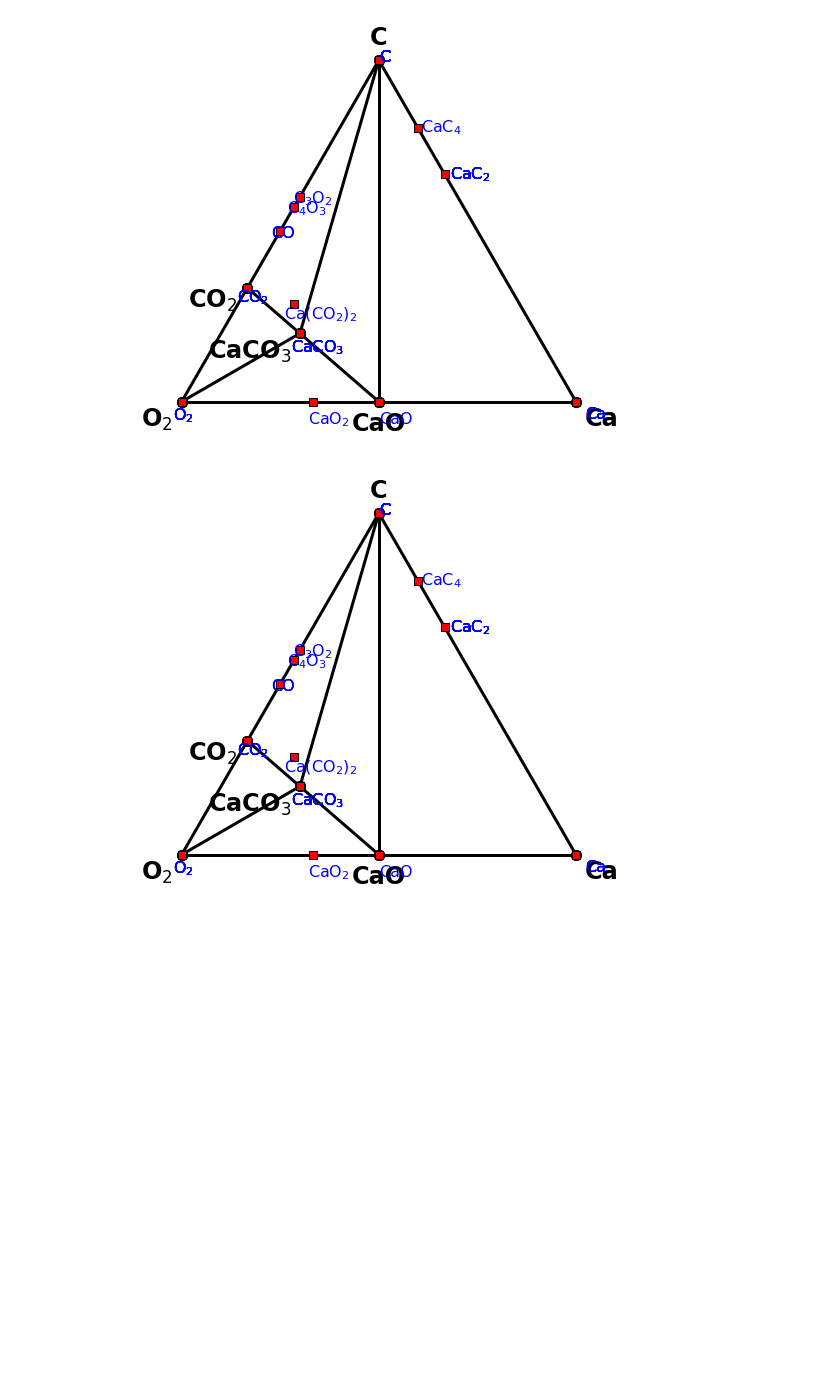
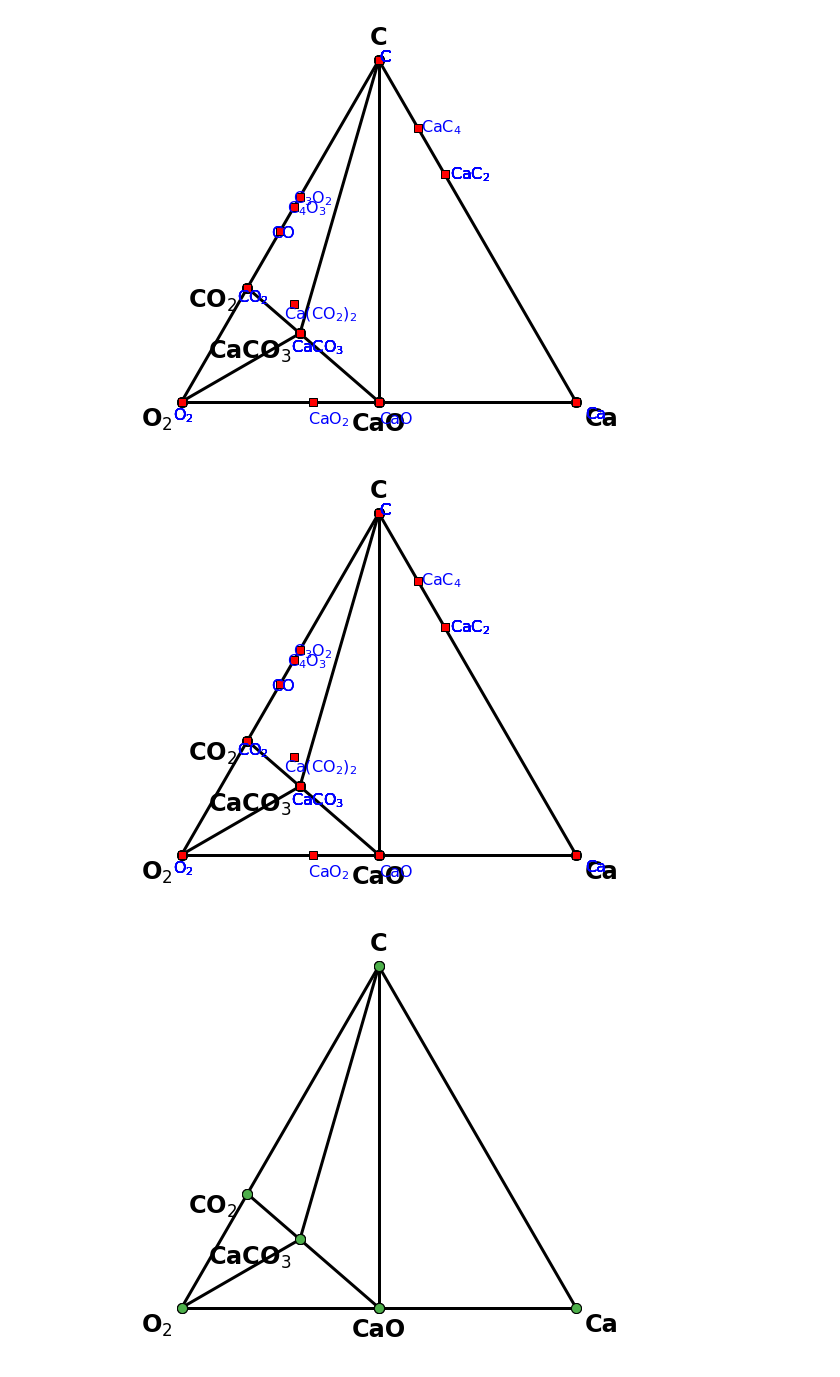
Before and after one commit to yw-fang/pymatgen-notebook, a Jupyter notebook: notebooks/Binomial.ipynb, the cells around one changed output. Drawn from its saved outputs; the diff is of its cells as text; code cells hidden in the pictures; blank space fills up the shorter version.

```diff
--- a/notebooks/Binomial.ipynb
+++ b/notebooks/Binomial.ipynb
@@ -26,10 +26,13 @@ rester = mg.MPRester(os.environ['PMG_MAPI_KEY'])
 
 
 entries = rester.get_entries_in_chemsys(['Ca', 'C', 'O'])
-pd = PhaseDiagram(entries)
+phasediagram = PhaseDiagram(entries)
 # %%
 #Let's show all phases, including unstable ones
-plotter = PDPlotter(pd, show_unstable=True)
-plotter.show()
+plotter_1 = PDPlotter(phasediagram, show_unstable=True)
+plotter_2 = PDPlotter(phasediagram, show_unstable=False)
+plotter_1.show()
+plotter_2.show()
 # %% [output]
 [figure]
+[figure, added]
```
Also changed, not shown: parts of 2 cells of this notebook.
